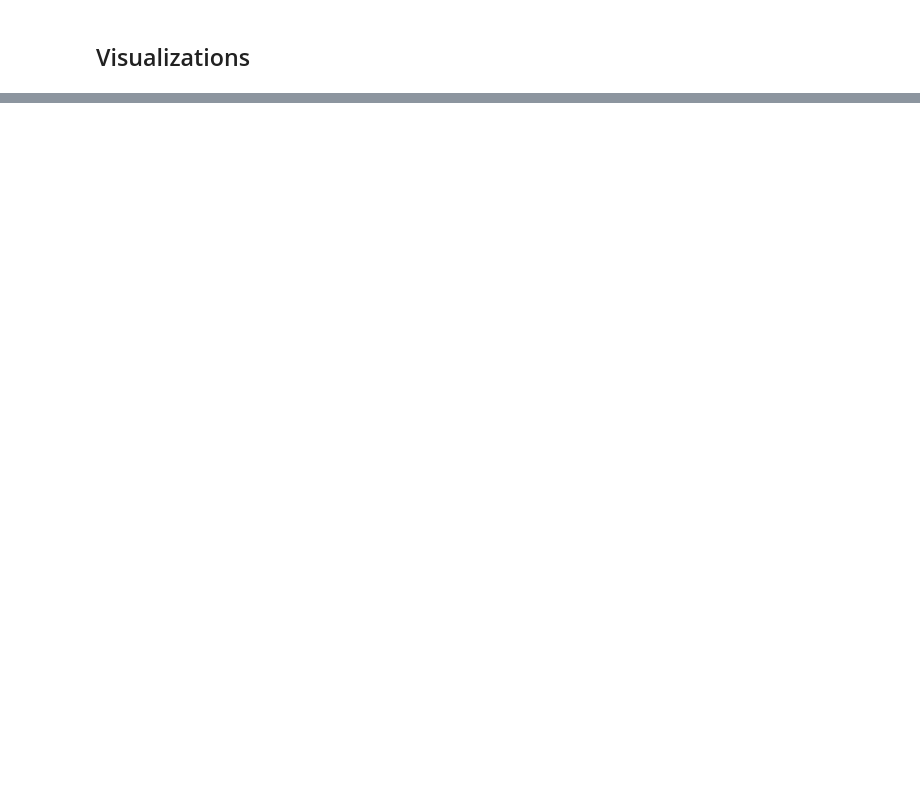
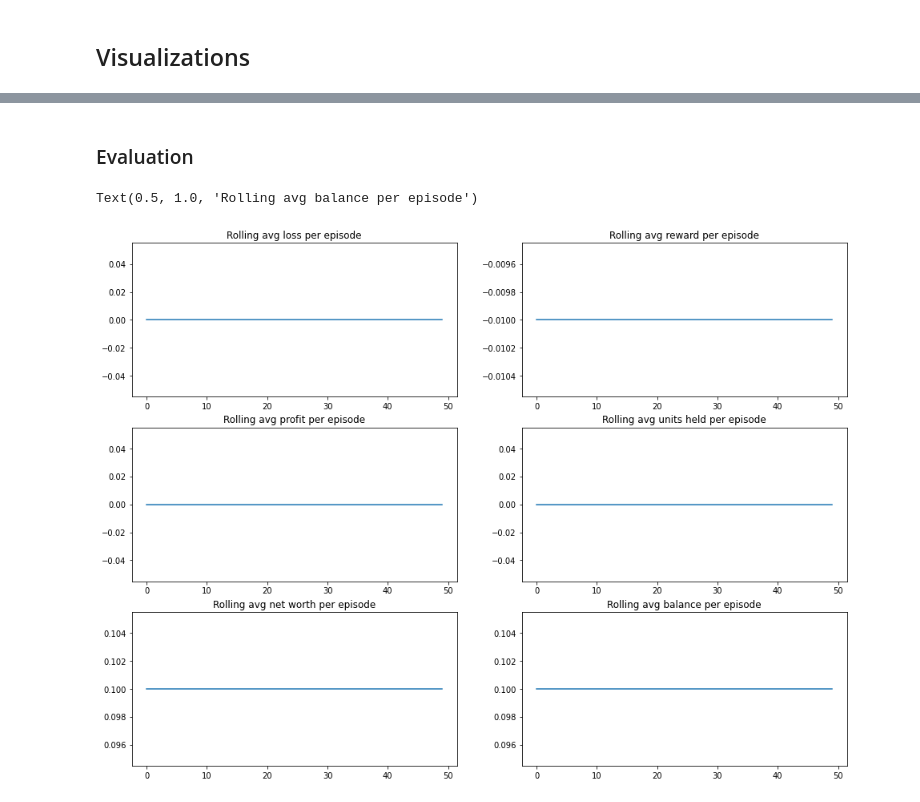
Before and after one commit to VaibhavRao09/smart-broker, a Jupyter notebook: notebooks/dqn-dueling.ipynb, the cells around one changed output, grey strips where cells are left out. Saved outputs shown, nothing was run; the diff lists cells and outputs as text; code cells hidden in the pictures; blank space fills up the shorter version.

```diff
--- a/notebooks/dqn-dueling.ipynb
+++ b/notebooks/dqn-dueling.ipynb
@@ -123,0 +130,41 @@ ax[2][1].set_title('Rolling avg balance per episode')
+# %% [markdown]
+### Evaluation
+# %%
+fig, ax = plt.subplots(3, 2, figsize=(16, 12))
+r_avg_rewards = []
+r_avg_profits = []
+r_avg_bal = []
+r_avg_units_held = []
+r_avg_loss = []
+r_avg_net_worth = []
+count = 0
+
+for _, log in dqn.eval_logs.items():
+    r_avg_rewards.append(log['r_avg_reward'])
+    r_avg_profits.append(log['r_avg_profit'])
+    r_avg_bal.append(log['r_avg_bal'])
+    r_avg_units_held.append(log['r_avg_units_held'])
+    r_avg_loss.append(log['r_avg_loss'])
+    r_avg_net_worth.append(log['r_avg_net_worth'])
+    count += 1
+
+ax[0][0].plot(range(count), r_avg_loss)
+ax[0][0].set_title('Rolling avg loss per episode')
+
+ax[0][1].plot(range(count), r_avg_rewards)
+ax[0][1].set_title('Rolling avg reward per episode')
+
+ax[1][0].plot(range(count), r_avg_profits)
+ax[1][0].set_title('Rolling avg profit per episode')
+
+ax[1][1].plot(range(count), r_avg_units_held)
+ax[1][1].set_title('Rolling avg units held per episode')
+
+ax[2][0].plot(range(count), r_avg_net_worth)
+ax[2][0].set_title('Rolling avg net worth per episode')
+
+ax[2][1].plot(range(count), r_avg_bal)
+ax[2][1].set_title('Rolling avg balance per episode')
+# %% [output]
+Text(0.5, 1.0, 'Rolling avg balance per episode')
+[figure, added]
```
Also changed, not shown: parts of 4 cells of this notebook, 11 other files.
